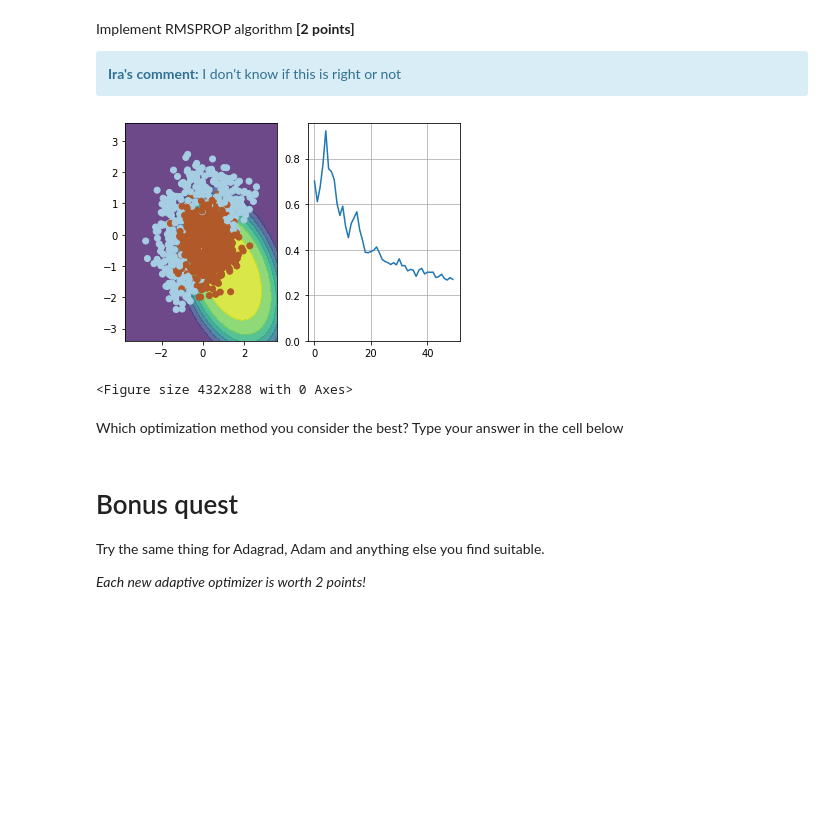
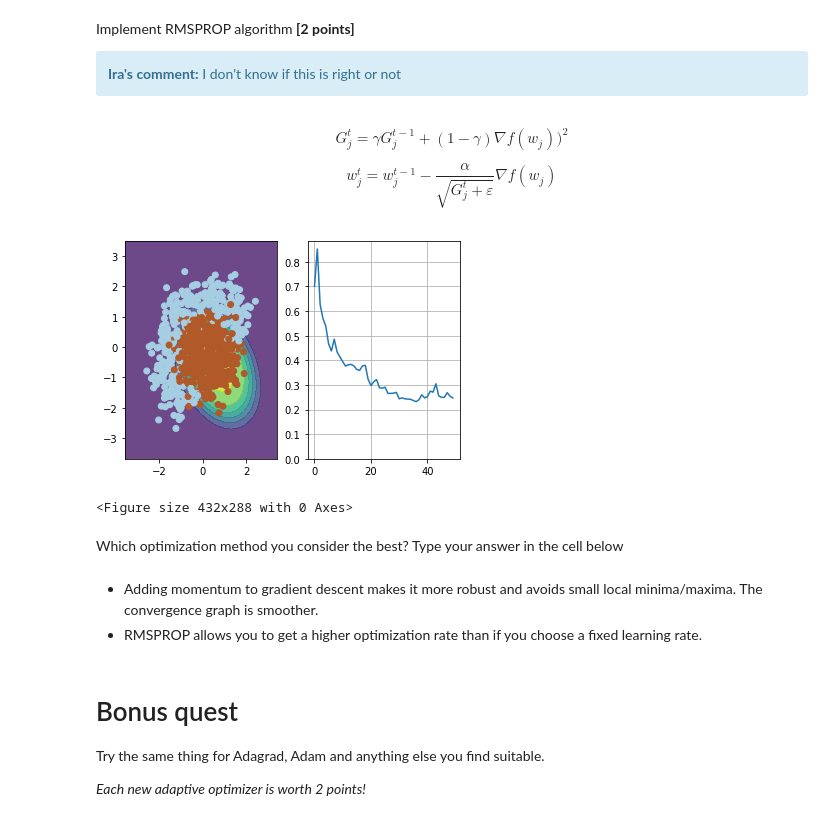
Before and after one commit to IImbryk/Practical_DL, a Jupyter notebook: week01_backprop/adapdive_sgd/adaptive_sgd.ipynb, the cells around one changed output. Saved outputs shown, nothing was run; the diff lists cells and outputs as text; code cells hidden in the pictures; blank space fills up the shorter version.

Commit message:
fix RMSProp, ADAM

```diff
--- a/week01_backprop/adapdive_sgd/adaptive_sgd.ipynb
+++ b/week01_backprop/adapdive_sgd/adaptive_sgd.ipynb
@@ -236,8 +236,10 @@ Implement gradient descent with momentum and test it's performance for different
 # %%
 w = np.array([0,0,0,0,0,1])
 
-alpha = 0.1 # learning rate. Please change.
+alpha = 0.01 # learning rate. Please change.
 mu    = 0.9 # momentum. Please change.
+
+v = np.zeros_like(w)
 
 n_iter = 50
 batch_size = 4
@@ -249,7 +251,8 @@ for i in range(n_iter):
     visualize(X[ind,:], y[ind], w, loss)
 
 #     <update w and anything else here>
-    w = mu * w - alpha * compute_grad(X[ind,:], y[ind], w)
+    v = mu * v - alpha * compute_grad(X[ind,:], y[ind], w)
+    w = w + v
 
 visualize(X, y, w, loss)
 plt.clf()
@@ -263,33 +266,45 @@ Implement RMSPROP algorithm __[2 points]__
 <b>Ira's comment:</b>
 I don't know if this is right or not
 </div>
+# %% [markdown]
+$$ G_j^t = \gamma G_j^{t-1} + (1 - \gamma) \nabla f(w_j))^2 $$
+
+$$ w_j^t = w_j^{t-1} - \dfrac{\alpha}{\sqrt{G_j^t + \varepsilon}} \nabla f(w_j) $$
 # %%
 w = np.array([0,0,0,0,0,1])
 
 alpha = 0.1 # learning rate. Please change.
-mean_squared_norm = 0.0 #moving average of gradient norm squared. Please change.
+gamma = 0.9 #moving average of gradient norm squared. Please change.
+
+eps = 1e-8
+G = 0
+
 
 n_iter = 50
 batch_size = 4
 loss = np.zeros(n_iter)
 plt.figure(figsize=(12,5))
 for i in range(n_iter):
     ind = np.random.choice(X.shape[0], batch_size)
     loss[i] = compute_loss(X, y, w)
     visualize(X[ind,:], y[ind], w, loss)
 
     # <update w and anything else here>
     dw = compute_grad(X[ind,:], y[ind], w)
-    w = w - (alpha / np.sqrt(dw*dw)) * dw
+    G = gamma * G + (1 - gamma)*(dw*dw)
+    w = w - (alpha / np.sqrt(G + eps)) * dw
 
 
 visualize(X, y, w, loss)
 plt.clf()
 # %% [output]
-[figure, old version]
+[figure, new version]
 <Figure size 432x288 with 0 Axes>
 # %% [markdown]
 Which optimization method you consider the best? Type your answer in the cell below
+# %% [markdown]
+- Adding momentum to gradient descent makes it more robust and avoids small local minima/maxima. The convergence graph is smoother.
+- RMSPROP allows you to get a higher optimization rate than if you choose a fixed learning rate.
 # %% [markdown]
 # Bonus quest
 Try the same thing for Adagrad, Adam and anything else you find suitable.
```
Also changed, not shown: parts of 10 cells of this notebook, 1 other file.
